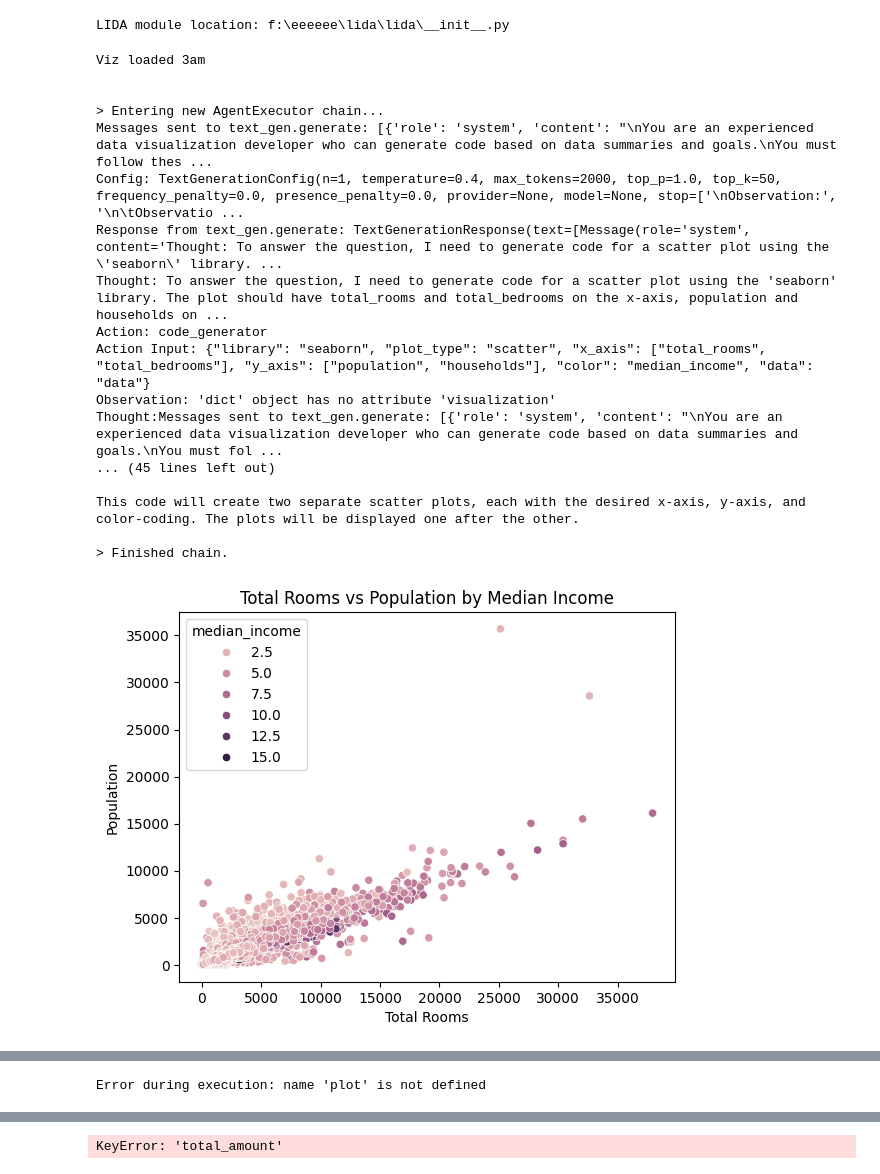
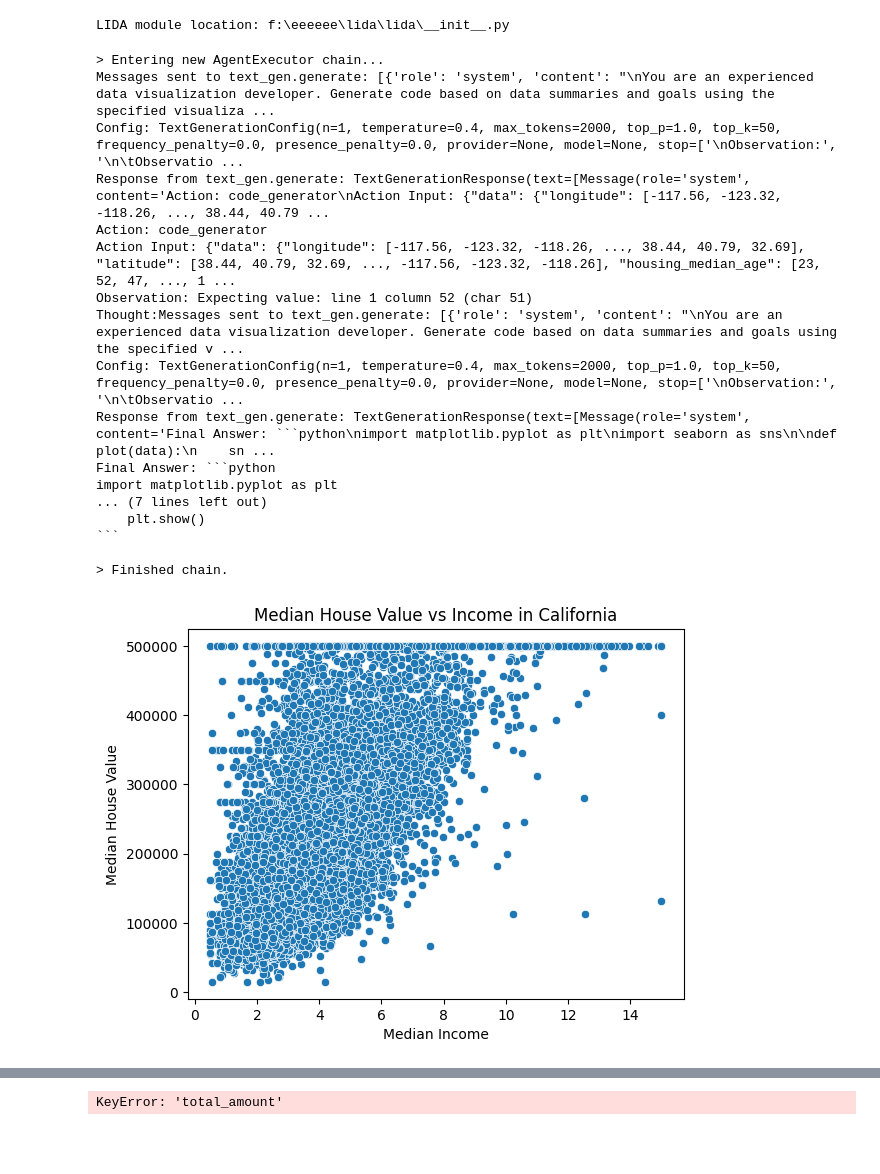
Before and after one commit to Raijin-ZD/lida, a Jupyter notebook: LidaTestingAfterDask_Datashader (1).ipynb, the cells around one changed output, grey strips where cells are left out. Saved outputs shown, nothing was run; the diff lists cells and outputs as text; code cells hidden in the pictures; blank space fills up the shorter version.

````diff
--- a/LidaTestingAfterDask_Datashader (1).ipynb
+++ b/LidaTestingAfterDask_Datashader (1).ipynb
@@ -108,7 +109,7 @@ Dataset containing housing and geographical information for California.
 - **median_house_value:** {'name': 'median_house_value', 'field_description': 'Median house value in the area.', 'semantic_type': 'value', 'data_type': 'continuous', 'dtype': 'number', 'samples': [162300, 346800, 116700]}
 # %%
 persona = Persona(
-        persona="A visionary aiming to revolutionize transportation with a global ride-sharing platform",
+        persona="A data scientist",
         rationale="To generate goals that align with strategic business insights."
     )
 # %%
@@ -183,38 +184,35 @@ LIDA module location: f:\eeeeee\lida\lida\__init__.py
 import os
 from lida import Manager, TextGenerationConfig
 import pandas as pd
-# %%
-df = pd.read_csv("F:/eeeeee/lida/california_housing_train.csv")  # or any other dataset
 # %%
 # Choose a goal to visualize
-goal_to_visualize = goals[2]  # Or any other goal from the list
+goal_to_visualize = goals[0]  # Or any other goal from the list
 
 # Visualize using the 'datashader' library
 charts = manager.visualize(
     data=df,
     summary=summary,
     goal=goal_to_visualize,
     textgen_config=textgen_config,
     library='seaborn',
     return_error=True  # Include this to capture errors
 )
-charts[0]
 # %% [output]
-Viz loaded 3am
-
-
 > Entering new AgentExecutor chain...
-Messages sent to text_gen.generate: [{'role': 'system', 'content': "\nYou are an experienced data visualization developer who can generate code based on data summaries and goals.\nYou must follow thes ...
+Messages sent to text_gen.generate: [{'role': 'system', 'content': "\nYou are an experienced data visualization developer. Generate code based on data summaries and goals using the specified visualiza ...
 Config: TextGenerationConfig(n=1, temperature=0.4, max_tokens=2000, top_p=1.0, top_k=50, frequency_penalty=0.0, presence_penalty=0.0, provider=None, model=None, stop=['\nObservation:', '\n\tObservatio ...
-Response from text_gen.generate: TextGenerationResponse(text=[Message(role='system', content='Thought: To answer the question, I need to generate code for a scatter plot using the \'seaborn\' library. ...
-Thought: To answer the question, I need to generate code for a scatter plot using the 'seaborn' library. The plot should have total_rooms and total_bedrooms on the x-axis, population and households on ...
+Response from text_gen.generate: TextGenerationResponse(text=[Message(role='system', content='Action: code_generator\nAction Input: {"data": {"longitude": [-117.56, -123.32, -118.26, ..., 38.44, 40.79 ...
 Action: code_generator
-Action Input: {"library": "seaborn", "plot_type": "scatter", "x_axis": ["total_rooms", "total_bedrooms"], "y_axis": ["population", "households"], "color": "median_income", "data": "data"}
-Observation: 'dict' object has no attribute 'visualization'
-Thought:Messages sent to text_gen.generate: [{'role': 'system', 'content': "\nYou are an experienced data visualization developer who can generate code based on data summaries and goals.\nYou must fol ...
-... (45 lines left out)
-
-This code will create two separate scatter plots, each with the desired x-axis, y-axis, and color-coding. The plots will be displayed one after the other.
+Action Input: {"data": {"longitude": [-117.56, -123.32, -118.26, ..., 38.44, 40.79, 32.69], "latitude": [38.44, 40.79, 32.69, ..., -117.56, -123.32, -118.26], "housing_median_age": [23, 52, 47, ..., 1 ...
+Observation: Expecting value: line 1 column 52 (char 51)
+Thought:Messages sent to text_gen.generate: [{'role': 'system', 'content': "\nYou are an experienced data visualization developer. Generate code based on data summaries and goals using the specified v ...
+Config: TextGenerationConfig(n=1, temperature=0.4, max_tokens=2000, top_p=1.0, top_k=50, frequency_penalty=0.0, presence_penalty=0.0, provider=None, model=None, stop=['\nObservation:', '\n\tObservatio ...
+Response from text_gen.generate: TextGenerationResponse(text=[Message(role='system', content='Final Answer: ```python\nimport matplotlib.pyplot as plt\nimport seaborn as sns\n\ndef plot(data):\n    sn ...
+Final Answer: ```python
+import matplotlib.pyplot as plt
+... (7 lines left out)
+    plt.show()
+```
 
 > Finished chain.
-[figure, old version]
+[figure, new version]
@@ -222 +218,0 @@ This code will create two separate scatter plots, each with the desired x-axis,
-Error during execution: name 'plot' is not defined
````
Also changed, not shown: parts of 12 cells of this notebook, 3 other files.
